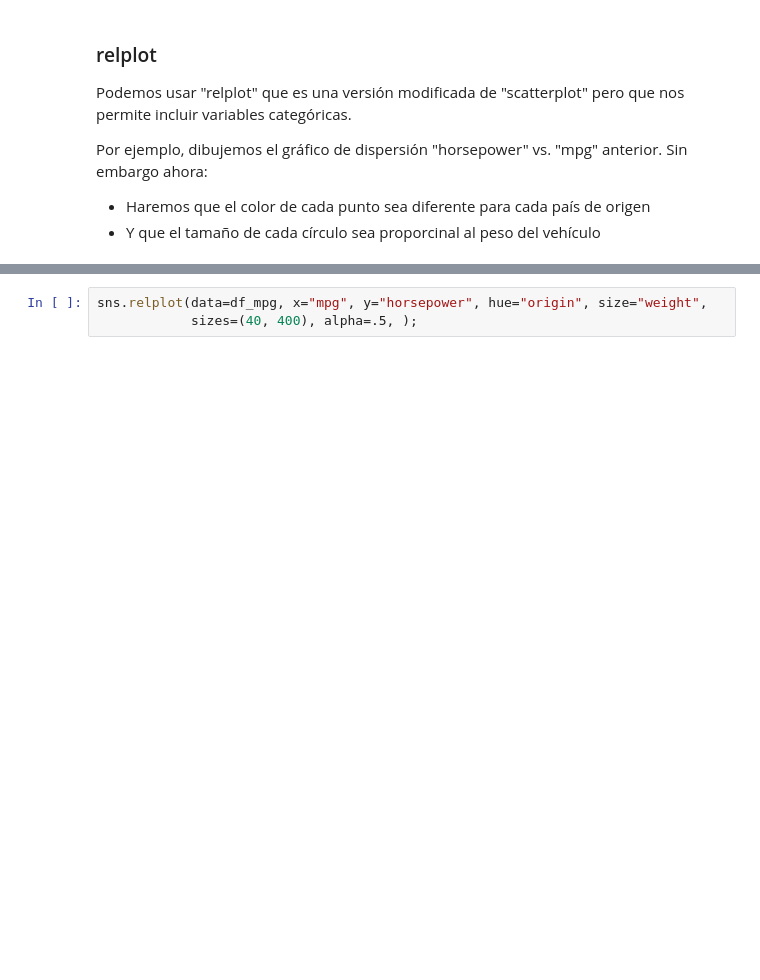
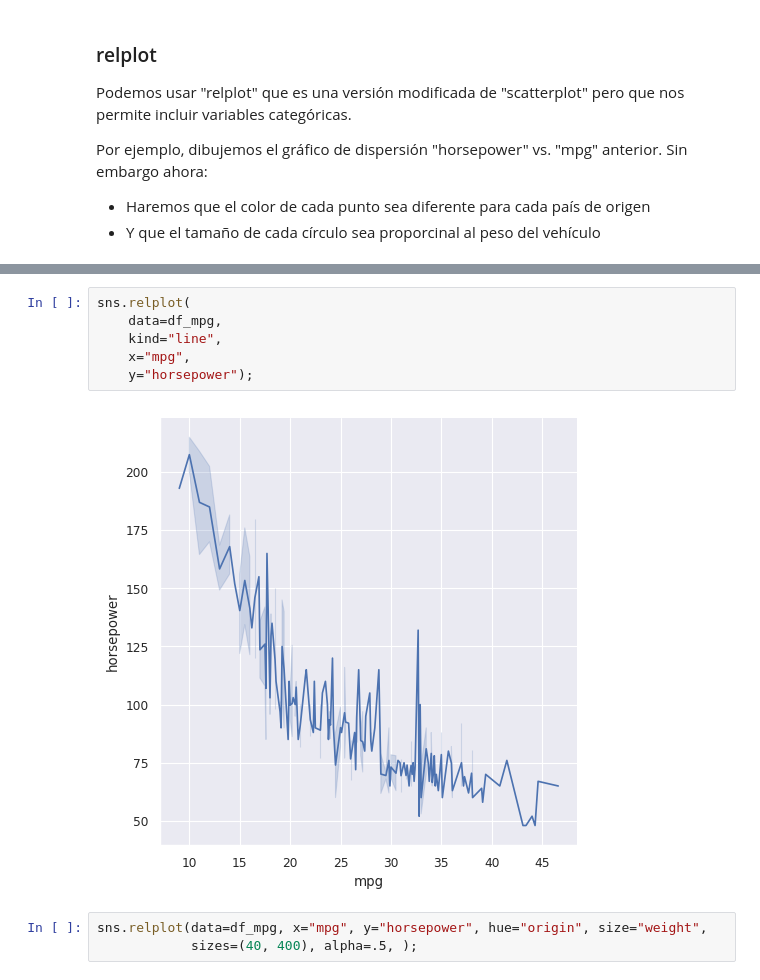
Before and after one commit to Alejandro-UDEA/Fisica_Computacional_Estudiante, a Jupyter notebook: Sesiones/seaborn/15_seaborn.ipynb, the cells around one changed output, grey strips where cells are left out. Cells and saved outputs as stored; diff of their text form; blank space fills up the shorter version.

```diff
--- a/Sesiones/seaborn/15_seaborn.ipynb
+++ b/Sesiones/seaborn/15_seaborn.ipynb
@@ -458,6 +451,14 @@ df_mpg[:2]
 |  | mpg | cylinders | displacement | horsepower | weight | acceleration | model_year | origin | name |
 | 0 | 18.0 | 8 | 307.0 | 130.0 | 3504 | 12.0 | 70 | usa | chevrolet chevelle malibu |
 | 1 | 15.0 | 8 | 350.0 | 165.0 | 3693 | 11.5 | 70 | usa | buick skylark 320 |
+# %%
+sns.relplot(
+    data=df_mpg,
+    kind="line",
+    x="mpg",
+    y="horsepower");
+# %% [output]
+[figure, added]
 # %%
 sns.relplot(data=df_mpg, x="mpg", y="horsepower", hue="origin", size="weight",
             sizes=(40, 400), alpha=.5, );
```
Also changed, not shown: parts of 3 cells of this notebook, 2 other files.
